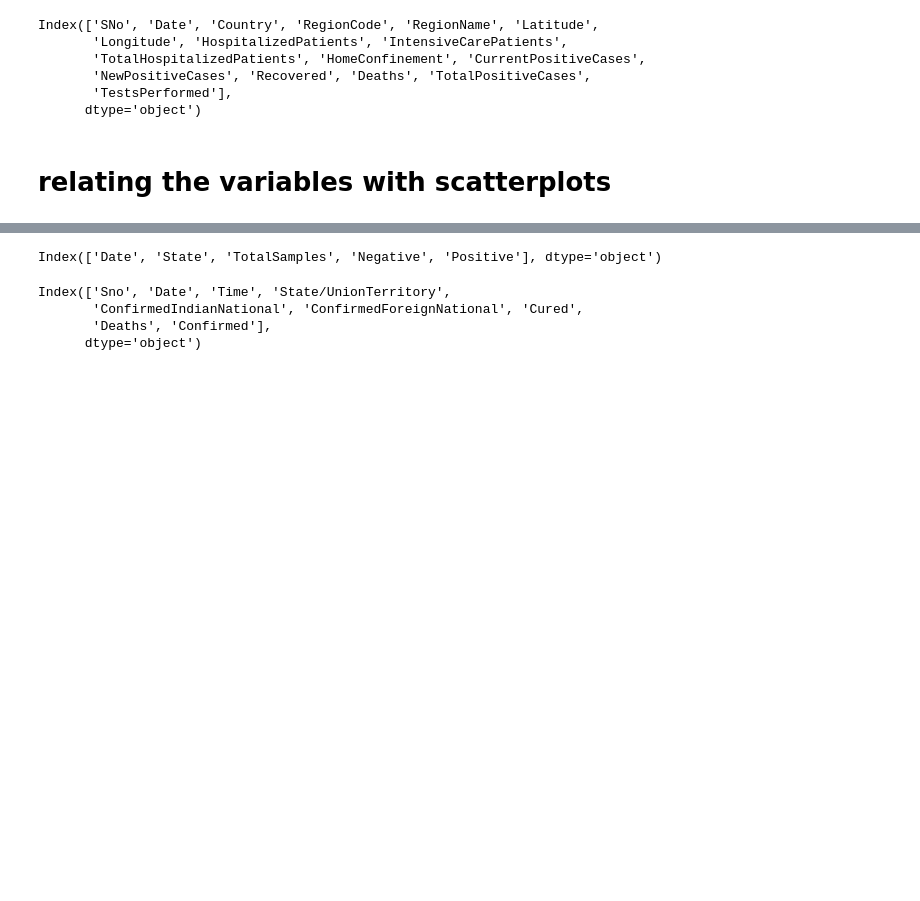
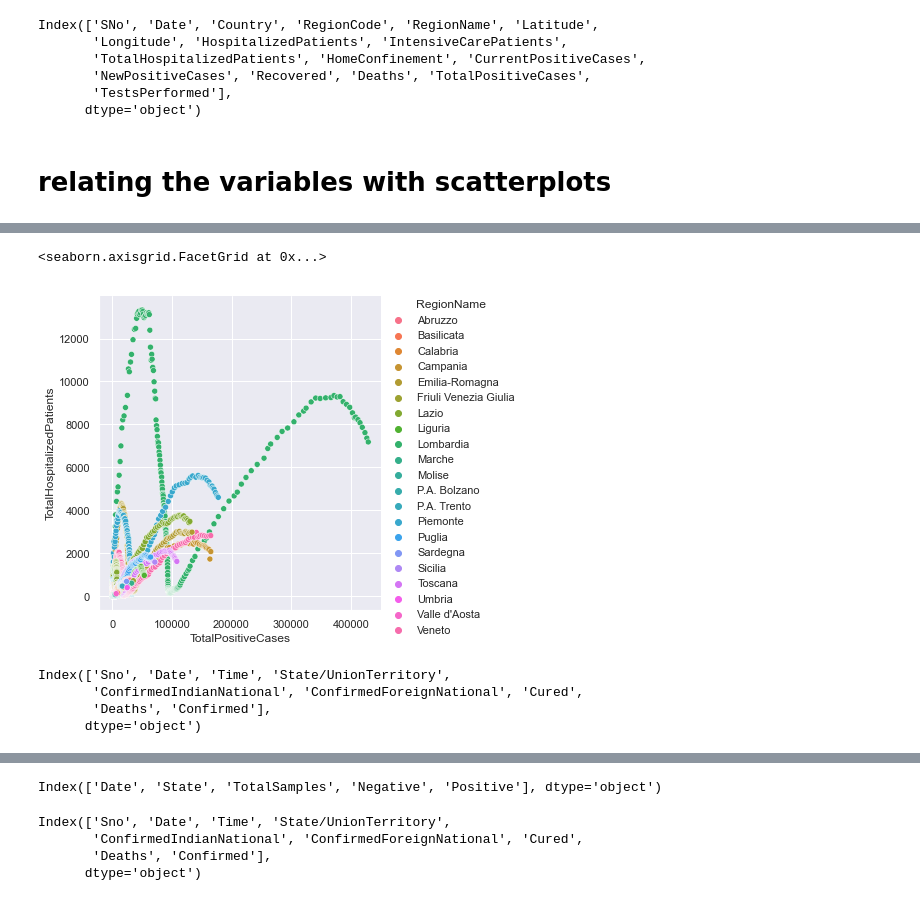
Before and after one commit to Gupta-Neha16/Covid-19-Analysis, a Jupyter notebook: covid_analysis.ipynb, the cells around one changed output, grey strips where cells are left out. Saved outputs shown, nothing was run; the diff lists cells and outputs as text; code cells hidden in the pictures; blank space fills up the shorter version.

```diff
--- a/covid_analysis.ipynb
+++ b/covid_analysis.ipynb
@@ -145,0 +147,12 @@ sns.lineplot(x='TestsPerformed', y='TotalPositiveCases', data=data_italy)
+# %%
+sns.relplot(x='TotalPositiveCases', y='TotalHospitalizedPatients', hue='RegionName', data=data_italy)
+# %% [output]
+<seaborn.axisgrid.FacetGrid at 0x...>
+[figure, added]
+# %%
+data_india.columns
+# %% [output]
+Index(['Sno', 'Date', 'Time', 'State/UnionTerritory',
+       'ConfirmedIndianNational', 'ConfirmedForeignNational', 'Cured',
+       'Deaths', 'Confirmed'],
+      dtype='object')
```
Also changed, not shown: parts of 36 cells of this notebook.
